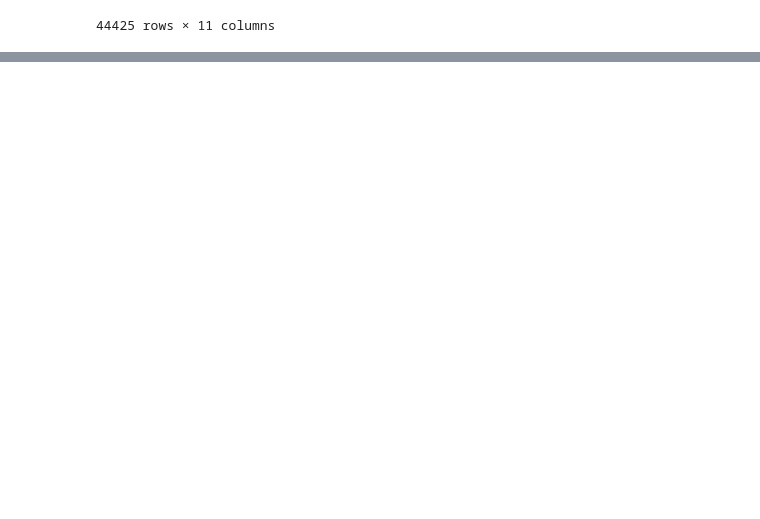
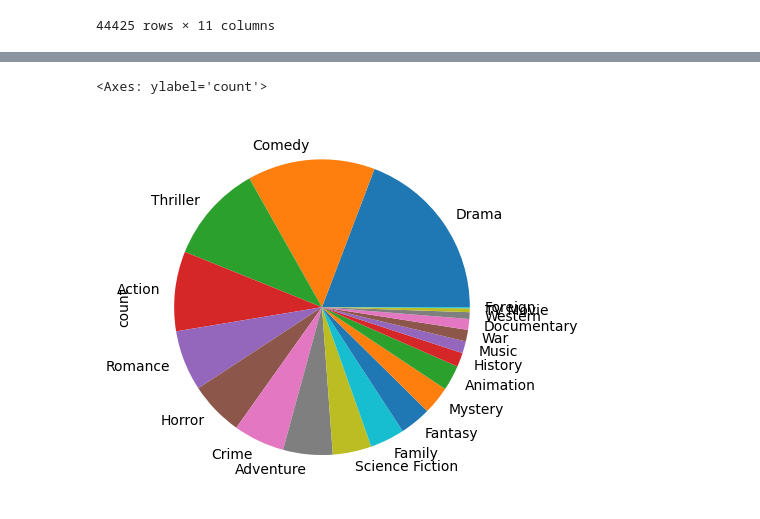
Before and after one commit to Chuckoo/AI_Final, a Jupyter notebook: main.ipynb, the cells around one changed output, grey strips where cells are left out. Saved outputs shown, nothing was run; the diff lists cells and outputs as text; code cells hidden in the pictures; blank space fills up the shorter version.

```diff
--- a/main.ipynb
+++ b/main.ipynb
@@ -46,0 +48,11 @@ df1
+# %%
+
+def weighted_rating(x, m=m, C=C):
+    v = x['vote_count']
+    R = x['vote_average']
+    # Calculation based on the IMDB formula
+    return (v/(v+m) * R) + (m/(m+v) * C)
+
+movies['score'] = movies.apply(weighted_rating, axis=1)
+movies = movies.sort_values('score', ascending=False)
+top_movies = movies.head(100)
@@ -46,0 +82,11 @@ df1
+# %%
+import ast
+def splitGenres(x):
+    biglist = []
+    x = ast.literal_eval(x)
+    for elem in x:
+        biglist.append(elem["name"])
+    return biglist
+movies["genres"] = movies["genres"].apply(splitGenres)
+top_movies["genres"] = top_movies["genres"].apply(splitGenres)
+movies
@@ -46,0 +107,3 @@ df1
+# %%
+g_movies = movies.explode("genres")
+g_movies
@@ -46,0 +124,6 @@ df1
+# %%
+g_movies.genres.value_counts()
+g_movies.genres.value_counts().plot(kind='pie')
+# %% [output]
+<Axes: ylabel='count'>
+[figure, added]
```
Also changed, not shown: parts of 15 cells of this notebook.
